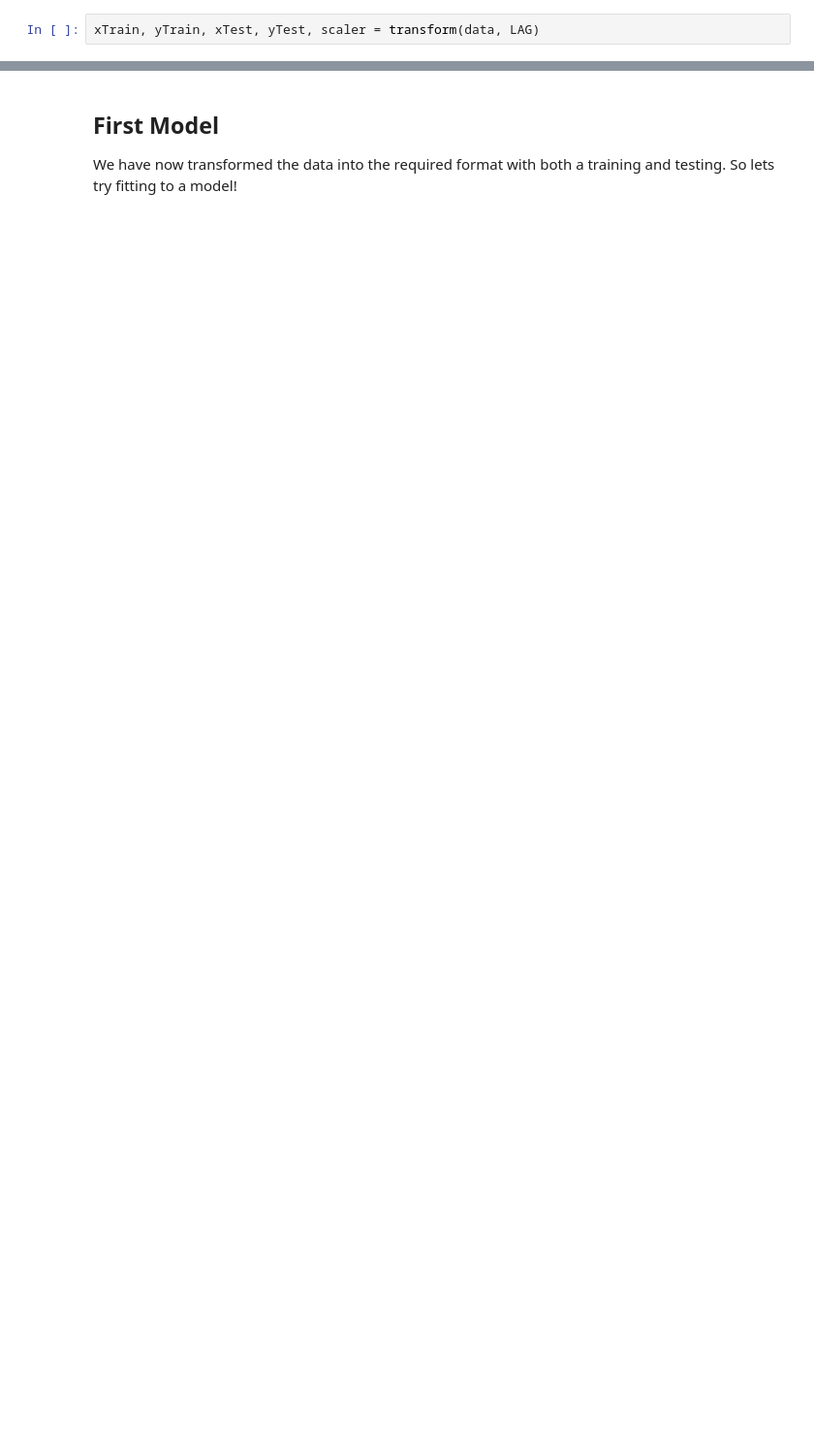
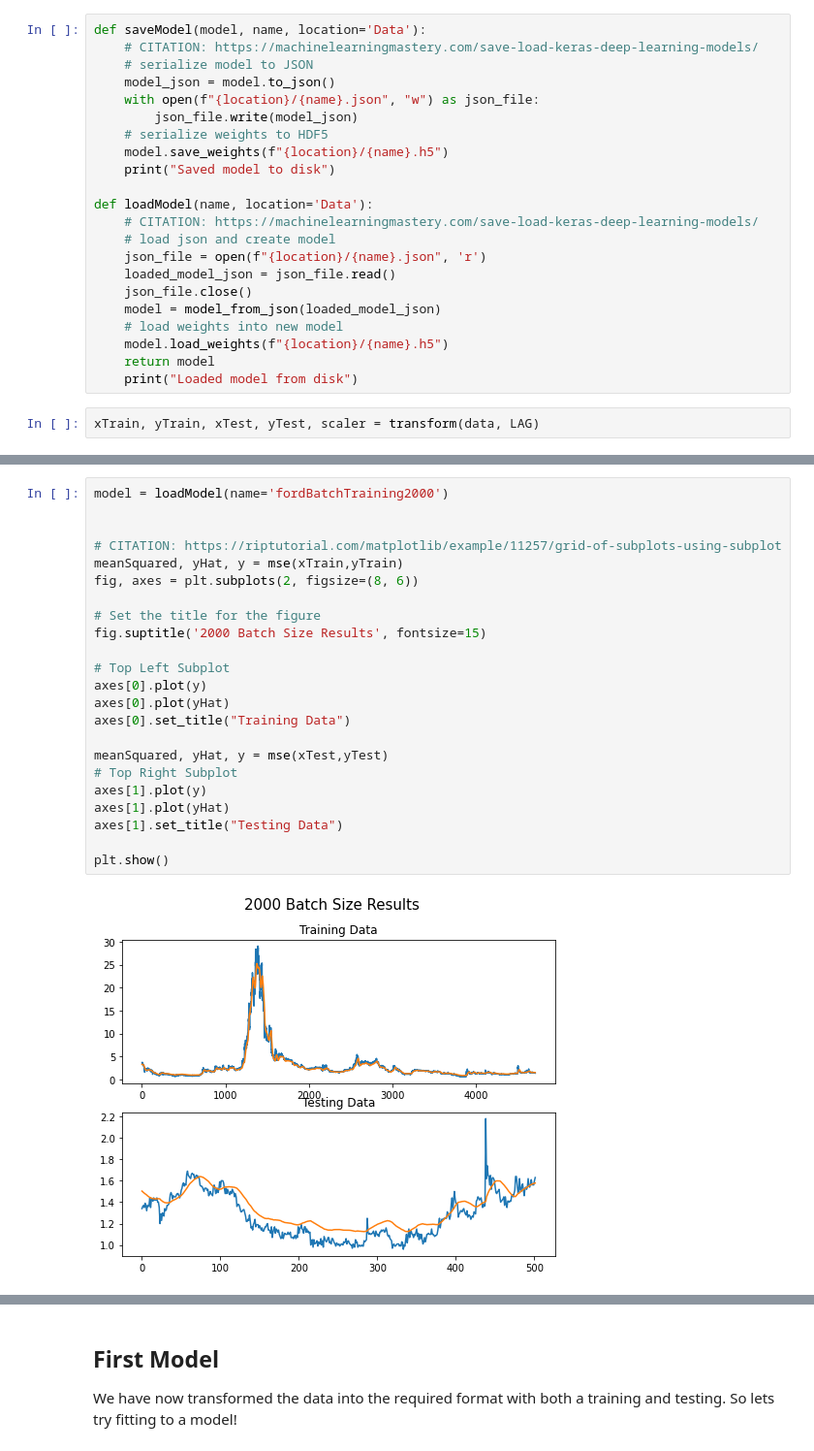
Before and after one commit to avickars/Deep-Learning-Stock-Trading-Model, a Jupyter notebook: neauralNetwork.ipynb, the cells around one changed output, grey strips where cells are left out. Shown at 97% size. Drawn from its saved outputs; the diff is of its cells as text; blank space fills up the shorter version.

Commit message:
continued training

```diff
--- a/neauralNetwork.ipynb
+++ b/neauralNetwork.ipynb
@@ -97,5 +103,27 @@ def transform(df, n = 50):
     xTest = np.reshape(xTest, (xTest.shape[0], xTest.shape[1], 1))
 
     return xTrain, yTrain, xTest, yTest, scaler
+# %%
+def saveModel(model, name, location='Data'):
+    # CITATION: https://machinelearningmastery.com/save-load-keras-deep-learning-models/
+    # serialize model to JSON
+    model_json = model.to_json()
+    with open(f"{location}/{name}.json", "w") as json_file:
+        json_file.write(model_json)
+    # serialize weights to HDF5
+    model.save_weights(f"{location}/{name}.h5")
+    print("Saved model to disk")
+
+def loadModel(name, location='Data'):
+    # CITATION: https://machinelearningmastery.com/save-load-keras-deep-learning-models/
+    # load json and create model
+    json_file = open(f"{location}/{name}.json", 'r')
+    loaded_model_json = json_file.read()
+    json_file.close()
+    model = model_from_json(loaded_model_json)
+    # load weights into new model
+    model.load_weights(f"{location}/{name}.h5")
+    return model
+    print("Loaded model from disk")
 # %%
 xTrain, yTrain, xTest, yTest, scaler = transform(data, LAG)
@@ -101,0 +195,25 @@ xTrain, yTrain, xTest, yTest, scaler = transform(data, LAG)
+# %%
+model = loadModel(name='fordBatchTraining2000')
+
+
+# CITATION: https://riptutorial.com/matplotlib/example/11257/grid-of-subplots-using-subplot
+meanSquared, yHat, y = mse(xTrain,yTrain)
+fig, axes = plt.subplots(2, figsize=(8, 6))
+
+# Set the title for the figure
+fig.suptitle('2000 Batch Size Results', fontsize=15)
+
+# Top Left Subplot
+axes[0].plot(y)
+axes[0].plot(yHat)
+axes[0].set_title("Training Data")
+
+meanSquared, yHat, y = mse(xTest,yTest)
+# Top Right Subplot
+axes[1].plot(y)
+axes[1].plot(yHat)
+axes[1].set_title("Testing Data")
+
+plt.show()
+# %% [output]
+[figure, added]
```
Also changed, not shown: parts of 22 cells of this notebook, 15 other files.
